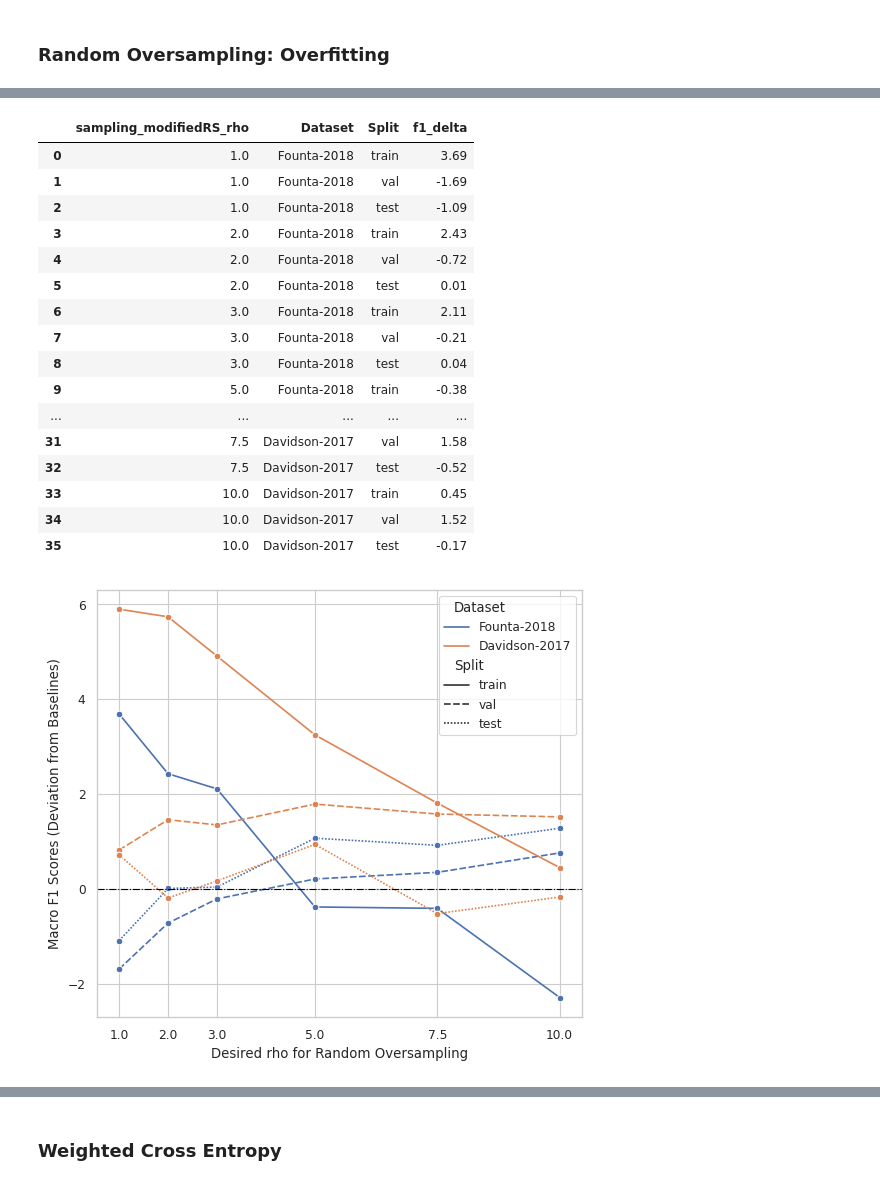
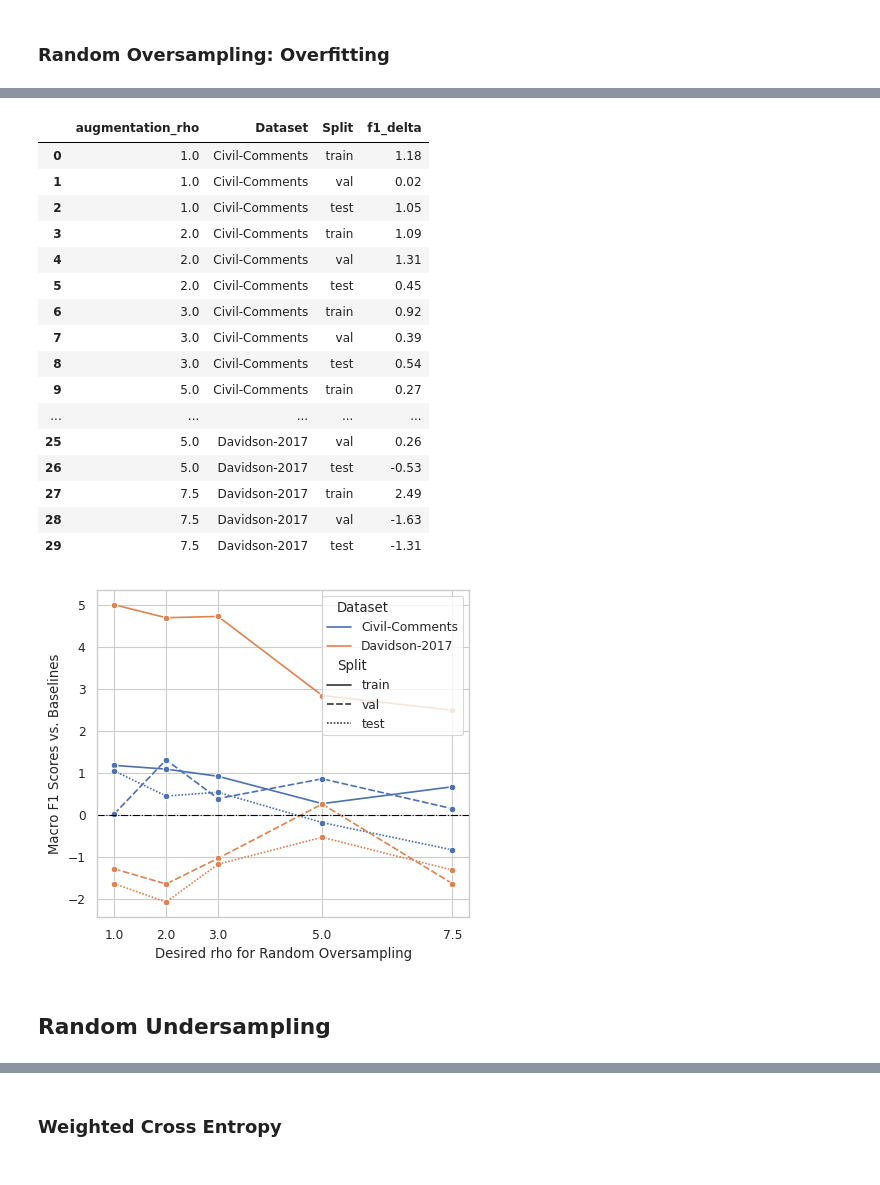
Before and after one commit to zhangyaqi20/imbalanced_text_classification, a Jupyter notebook: extract_mlflow_results.ipynb, the cells around one changed output, grey strips where cells are left out. Saved outputs shown, nothing was run; the diff lists cells and outputs as text; code cells hidden in the pictures.

Commit message:
More results; More analysis; More visualization

```diff
--- a/extract_mlflow_results.ipynb
+++ b/extract_mlflow_results.ipynb
@@ -2,6 +2,10 @@
 import os
 import ast
 import pandas as pd
+import seaborn as sns
+sns.set_theme()
+sns.set_context("paper")
+sns.set_style("whitegrid")
 
 # 'gao-2018-fhc',
 bin_data_names = ['twitter-hate-speech-tsa', 'civil-comments', 'gibert-2018-shs', 'us-election-2020', 'cmsb-tsd']
@@ -258,16 +270,6 @@ sns.color_palette()
  (0.5490196078431373, 0.5490196078431373, 0.5490196078431373),
  (0.8, 0.7254901960784313, 0.4549019607843137),
  (0.39215686274509803, 0.7098039215686275, 0.803921568627451)]
-# %%
-data_name_orig2display = {'twitter-hate-speech-tsa': 'Twitter-Hate-Speech',
-                            'civil-comments': 'Civil-Comments',
-                            'gibert-2018-shs': 'Gibert-2018',
-                            'us-election-2020': 'US-Election-2020',
-                            'cmsb-tsd': 'CMSB',
-                            'waseem-and-hovy-2016': 'Waseem-and-Hovy-2016',
-                            'founta-2018-thas': 'Founta-2018',
-                            'davidson-thon': 'Davidson-2017',
-                            'ami': 'AMI'}
 # %% [markdown]
 ### Random Oversampling: Overfitting
 # %%
@@ -300,0 +303,14 @@ df_overfitting
+# %%
+rho_name = "augmentation_rho"
+data_clear_overfitting = ["civil-comments", "davidson-thon"]
+which_data_to_check = (df_all_mean_results["variant"].isin(["baseline", "augmentation_external_data"])) & (df_all_mean_results["data_name"].isin(data_clear_overfitting))
+df_overfitting = df_all_mean_results[which_data_to_check][["data_name", rho_name, "train_f1_macro", "val_f1_macro", "test_f1_macro"]]
+def compute_deviation_to_baseline(row, split):
+    baseline_condition = (df_overfitting["data_name"] == row["data_name"]) & (df_overfitting[rho_name] == "-")
+    baseline_value = df_overfitting.loc[baseline_condition, f"{split}_f1_macro"].values[0]
+    return row[f"{split}_f1_macro"] - baseline_value
+for split in ["train", "val", "test"]:
+    df_overfitting[f"{split}_f1_macro_delta"] = df_overfitting.apply(lambda row: compute_deviation_to_baseline(row, split), axis=1)
+df_overfitting = df_overfitting[df_overfitting[rho_name] != "-"]
+df_overfitting = df_overfitting[[rho_name, "data_name", "train_f1_macro_delta", "val_f1_macro_delta", "test_f1_macro_delta"]]
+df_overfitting
@@ -301,6 +330,6 @@ df_overfitting
 # %%
-df_overfitting_expanded = pd.DataFrame(columns=["sampling_modifiedRS_rho", "data_name", "split", "f1_delta"])
-rhos_unique = df_overfitting.sampling_modifiedRS_rho.unique().tolist()[:-1]
+df_overfitting_expanded = pd.DataFrame(columns=[rho_name, "data_name", "split", "f1_delta"])
+rhos_unique = df_overfitting[rho_name].unique().tolist()[:-1]
 data_names_unique = df_overfitting.data_name.unique().tolist()
 data_names_list = []
 for data_name in data_names_unique:
@@ -309,7 +338,7 @@ df_overfitting_expanded["data_name"] = data_names_list
 rhos_list = []
 for rho in rhos_unique:
     rhos_list += [rho] * 3
-df_overfitting_expanded["sampling_modifiedRS_rho"] = rhos_list * len(data_names_unique)
+df_overfitting_expanded[rho_name] = rhos_list * len(data_names_unique)
 splits = ["train", "val", "test"]
 df_overfitting_expanded["split"] = splits * len(rhos_unique) * len(data_names_unique)
 for data_name in data_names_unique:
@@ -317,47 +346,49 @@ for data_name in data_names_unique:
         for rho in rhos_unique:
             where_to_assign = ((df_overfitting_expanded["data_name"] == data_name_orig2display[data_name])
                                 & (df_overfitting_expanded["split"] == split)
-                                & (df_overfitting_expanded["sampling_modifiedRS_rho"] == rho))
+                                & (df_overfitting_expanded[rho_name] == rho))
             value_from_where = ((df_overfitting["data_name"] == data_name)
-                                & (df_overfitting["sampling_modifiedRS_rho"] == rho))
+                                & (df_overfitting[rho_name] == rho))
             if len(df_overfitting[value_from_where]) > 0:
                 value = df_overfitting.loc[value_from_where, f"{split}_f1_macro_delta"].values[0]
                 df_overfitting_expanded.loc[where_to_assign, "f1_delta"] = value
 df_overfitting_expanded = df_overfitting_expanded.rename({"data_name":"Dataset", "split":"Split"}, axis=1)
 df_overfitting_expanded
 # %% [output]
-|  | sampling_modifiedRS_rho | Dataset | Split | f1_delta |
-| 0 | 1.0 | Founta-2018 | train | 3.69 |
-| 1 | 1.0 | Founta-2018 | val | -1.69 |
-| 2 | 1.0 | Founta-2018 | test | -1.09 |
-| 3 | 2.0 | Founta-2018 | train | 2.43 |
-| 4 | 2.0 | Founta-2018 | val | -0.72 |
-| 5 | 2.0 | Founta-2018 | test | 0.01 |
-| 6 | 3.0 | Founta-2018 | train | 2.11 |
-| 7 | 3.0 | Founta-2018 | val | -0.21 |
-| 8 | 3.0 | Founta-2018 | test | 0.04 |
-| 9 | 5.0 | Founta-2018 | train | -0.38 |
+|  | augmentation_rho | Dataset | Split | f1_delta |
+| 0 | 1.0 | Civil-Comments | train | 1.18 |
+| 1 | 1.0 | Civil-Comments | val | 0.02 |
+| 2 | 1.0 | Civil-Comments | test | 1.05 |
+| 3 | 2.0 | Civil-Comments | train | 1.09 |
+| 4 | 2.0 | Civil-Comments | val | 1.31 |
+| 5 | 2.0 | Civil-Comments | test | 0.45 |
+| 6 | 3.0 | Civil-Comments | train | 0.92 |
+| 7 | 3.0 | Civil-Comments | val | 0.39 |
+| 8 | 3.0 | Civil-Comments | test | 0.54 |
+| 9 | 5.0 | Civil-Comments | train | 0.27 |
 | ... | ... | ... | ... | ... |
-| 31 | 7.5 | Davidson-2017 | val | 1.58 |
-| 32 | 7.5 | Davidson-2017 | test | -0.52 |
-| 33 | 10.0 | Davidson-2017 | train | 0.45 |
-| 34 | 10.0 | Davidson-2017 | val | 1.52 |
-| 35 | 10.0 | Davidson-2017 | test | -0.17 |
+| 25 | 5.0 | Davidson-2017 | val | 0.26 |
+| 26 | 5.0 | Davidson-2017 | test | -0.53 |
+| 27 | 7.5 | Davidson-2017 | train | 2.49 |
+| 28 | 7.5 | Davidson-2017 | val | -1.63 |
+| 29 | 7.5 | Davidson-2017 | test | -1.31 |
 # %%
 import seaborn as sns
 import matplotlib.pyplot as plt
-fig, ax = plt.subplots(figsize=(5.625,5))
-sns.lineplot(x="sampling_modifiedRS_rho", y="f1_delta", data=df_overfitting_expanded,
+fig, ax = plt.subplots(figsize=(4.5,4))
+sns.lineplot(x=rho_name, y="f1_delta", data=df_overfitting_expanded,
                 hue="Dataset", style="Split", marker="o", ax=ax)#
 rho_ticks = rhos_unique
 ax.set_xticks(rho_ticks, labels=rho_ticks)
 ax.set_xlabel("Desired rho for Random Oversampling")
 # delta_ticks = [y for y in list(range(-2, 8, 2))]
 # ax.set_yticks(delta_ticks)
-ax.set_ylabel("Macro F1 Scores (Deviation from Baselines)")
+ax.set_ylabel("Macro F1 Scores vs. Baselines")
 # '-', '--', '-.', ':', 'None', ' ', '', 'solid', 'dashed', 'dashdot', 'dotted'
 ax.axhline(y=0, linewidth=0.8, color="black", ls="-.")
 ax.figure.tight_layout()
 ax.figure.savefig('ROS_overfitting.svg', dpi=600, bbox_inches="tight")
 # %% [output]
-[figure, old version]
+[figure, new version]
+# %% [markdown]
+## Random Undersampling
```
Also changed, not shown: parts of 12 cells of this notebook, 34 other files.
